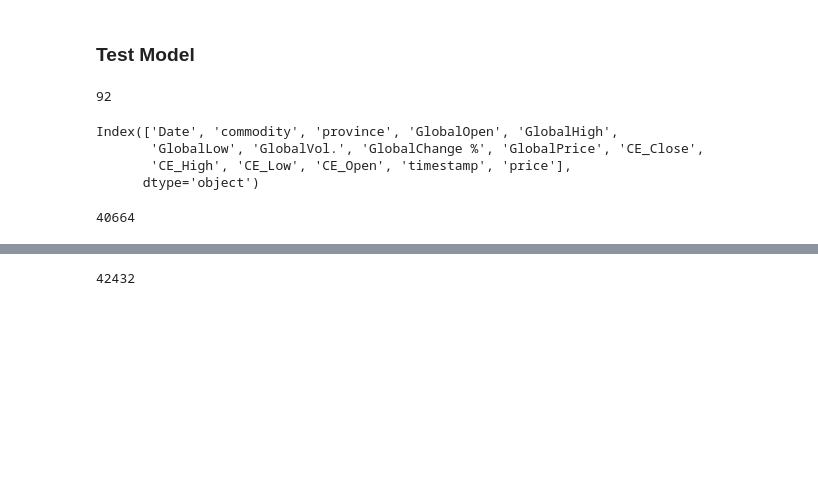
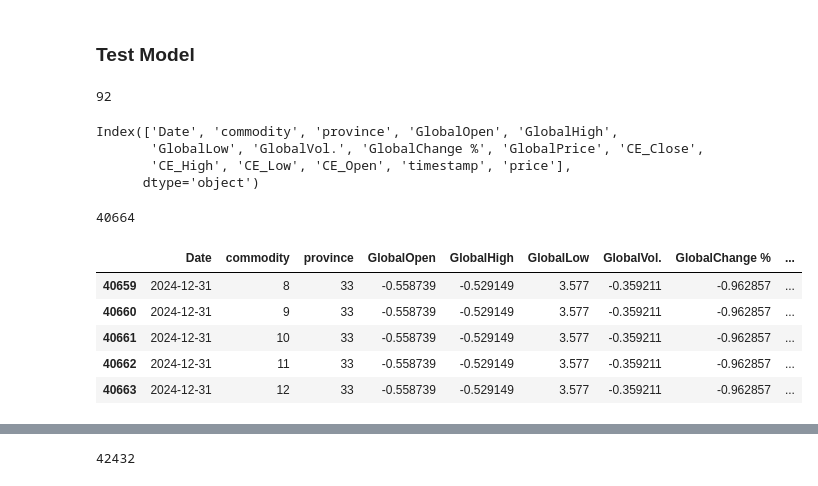
Before and after one commit to wllchrst/jwp-datavidia, a Jupyter notebook: t.ipynb, the cells around one changed output, grey strips where cells are left out. Drawn from its saved outputs; the diff is of its cells as text; code cells hidden in the pictures; blank space fills up the shorter version.

```diff
--- a/t.ipynb
+++ b/t.ipynb
@@ -540,6 +599,15 @@ Index(['Date', 'commodity', 'province', 'GlobalOpen', 'GlobalHigh',
 len(test_data)
 # %% [output]
 40664
+# %%
+test_data.tail()
+# %% [output]
+|  | Date | commodity | province | GlobalOpen | GlobalHigh | GlobalLow | GlobalVol. | GlobalChange % | ... |
+| 40659 | 2024-12-31 | 8 | 33 | -0.558739 | -0.529149 | 3.577 | -0.359211 | -0.962857 | ... |
+| 40660 | 2024-12-31 | 9 | 33 | -0.558739 | -0.529149 | 3.577 | -0.359211 | -0.962857 | ... |
+| 40661 | 2024-12-31 | 10 | 33 | -0.558739 | -0.529149 | 3.577 | -0.359211 | -0.962857 | ... |
+| 40662 | 2024-12-31 | 11 | 33 | -0.558739 | -0.529149 | 3.577 | -0.359211 | -0.962857 | ... |
+| 40663 | 2024-12-31 | 12 | 33 | -0.558739 | -0.529149 | 3.577 | -0.359211 | -0.962857 | ... |
 # %%
 predictions_df, _, _ = predict_new_data(
     trainer=finetuned_trainer,
```
Also changed, not shown: parts of 13 cells of this notebook.
